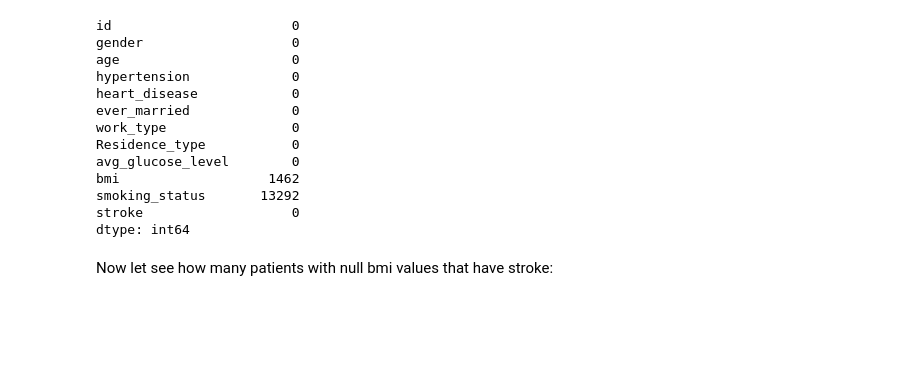
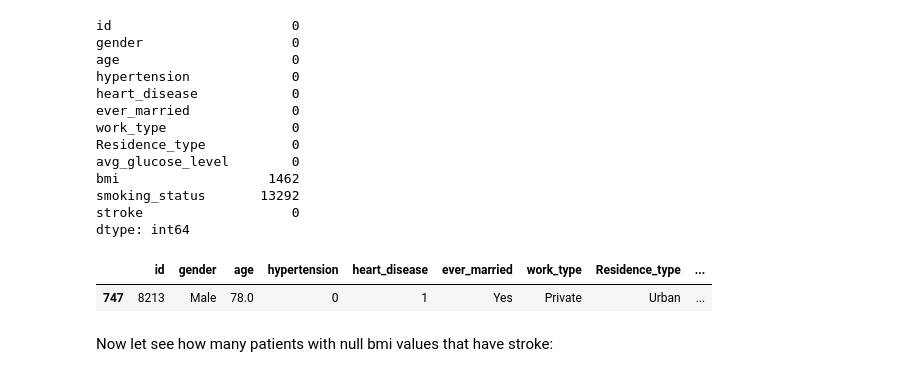
Before and after one commit to nghiepluu/stroke_detection, a Jupyter notebook: Dissertation.ipynb, the cells around one changed output. Cells and saved outputs as stored; diff of their text form; code cells hidden in the pictures; blank space fills up the shorter version.

```diff
--- a/Dissertation.ipynb
+++ b/Dissertation.ipynb
@@ -88,6 +90,11 @@ bmi                   1462
 smoking_status       13292
 stroke                   0
 dtype: int64
+# %%
+df.loc[(df['avg_glucose_level']==219.84)]
+# %% [output]
+|  | id | gender | age | hypertension | heart_disease | ever_married | work_type | Residence_type | ... |
+| 747 | 8213 | Male | 78.0 | 0 | 1 | Yes | Private | Urban | ... |
 # %% [markdown]
 Now let see how many patients with null bmi values that have stroke:
 # %%
```
Also changed, not shown: parts of 15 cells of this notebook.
